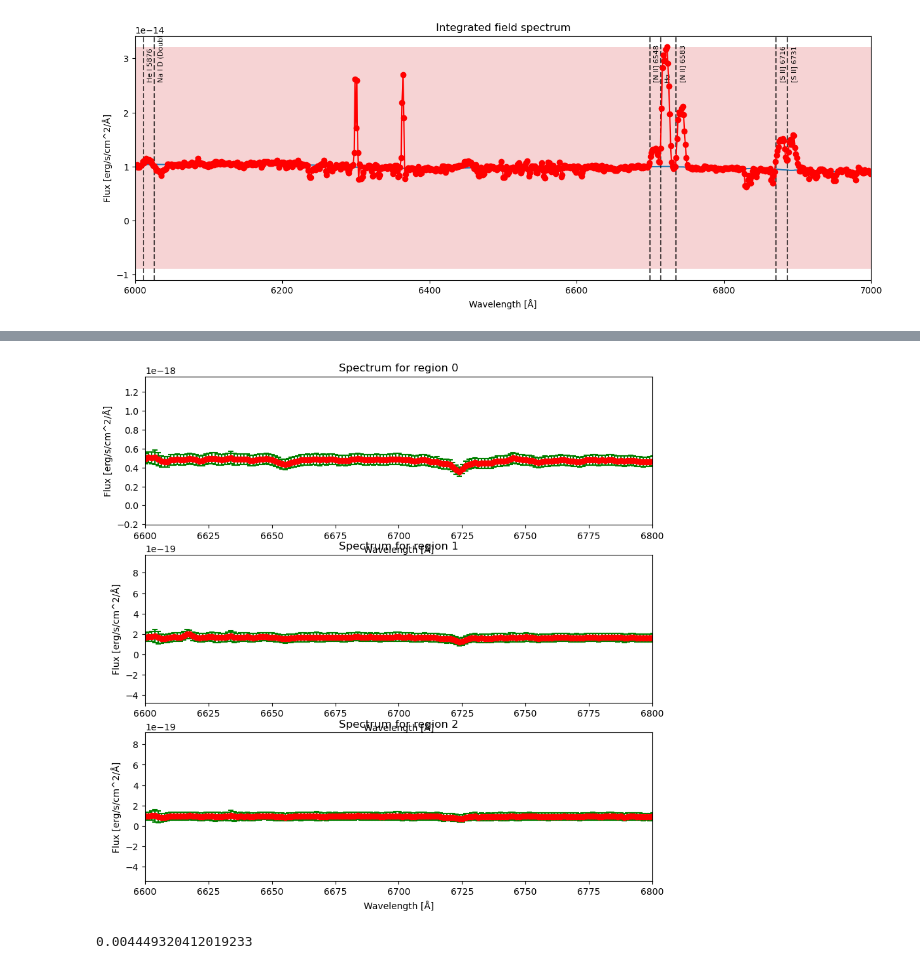
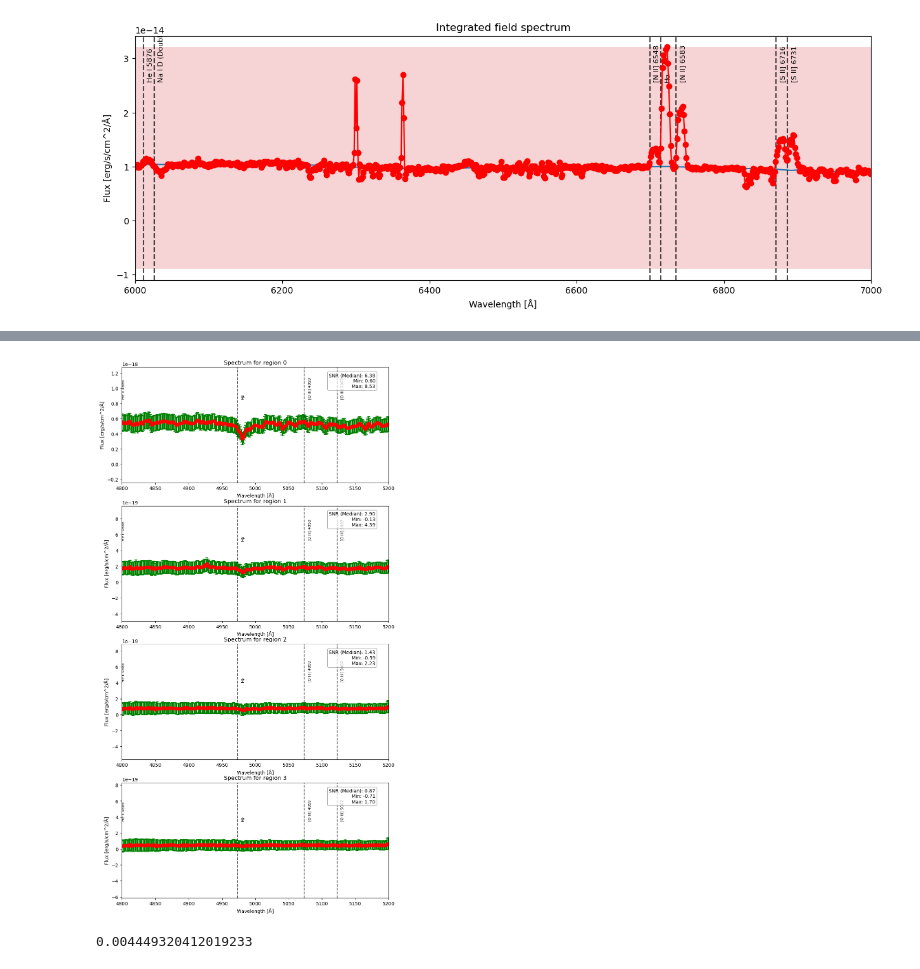
Before and after one commit to robertoinfurna/GALAXIES, a Jupyter notebook: RPS/NGC 4848.ipynb, the cells around one changed output, grey strips where cells are left out. Saved outputs shown, nothing was run; the diff lists cells and outputs as text; code cells hidden in the pictures.

```diff
--- a/RPS/NGC 4848.ipynb
+++ b/RPS/NGC 4848.ipynb
@@ -311,20 +375,43 @@ plt.show()
 # %%
-fig,ax= plt.subplots(3,1,figsize=(10,10))
+fig,ax= plt.subplots(4,1,figsize=(10,20))
 ax = ax.flatten()
 
-for i,mask in enumerate(reg_masks):
+for i,mask in enumerate(masks[2:]):
     n = len(mask[mask==True])
     # Sum the spectra for the region defined by the mask (sum over the spatial axes)
     spectra_region = np.nansum(cube[:, mask], axis=1) / n
     var_region = np.nansum(var[:, mask], axis=1) / n
     ax[i].errorbar(w, spectra_region * cube_units, yerr=np.sqrt(var_region * var_units), fmt='o', color='red', ecolor='green', elinewidth=1.5, capsize=3, capthick=1.5)
 
-    ax[i].set_xlim(6600,6800)
+    snr = spectra_region / np.sqrt(var_region)
+    #ax[i].plot(w,snr)
+    snr_median = np.nanmedian(snr)
+    snr_min = np.nanmin(snr)
+    snr_max = np.nanmax(snr)
+
+    # Add text to the upper right of the plot
+    ax[i].text(
+        0.95, 0.95,
+        f"SNR (Median): {snr_median:.2f}\nMin: {snr_min:.2f}\nMax: {snr_max:.2f}",
+        ha='right', va='top',
+        transform=ax[i].transAxes,
+        fontsize=10, bbox=dict(boxstyle='round,pad=0.3', edgecolor='gray', facecolor='white', alpha=0.7)
+    )
+
+    # Add vertical dashed lines for spectral features
+    max = np.max(spectra_region*cube_units)
+    for name, wavelength in redshifted_lines.items():
+        ax[i].axvline(wavelength, color="black", linestyle="dashed", alpha=0.7)
+        ax[i].text(wavelength + 5, max * 1.3, name,
+                 rotation=90, verticalalignment="bottom", fontsize=8, zorder=1, clip_on=True)
+
+    #ax[i].set_xlim(6600,7800)
+    ax[i].set_xlim(4800,5200)
     ax[i].set_xlabel("Wavelength [Å]")
     ax[i].set_ylabel("Flux [erg/s/cm^2/Å]")
     ax[i].set_title(f"Spectrum for region {i:.0f}")
 # %% [output]
-[figure, old version]
+[figure, new version]
 # %%
 # Import models
 
```
Also changed, not shown: parts of 15 cells of this notebook, 1 other file.
